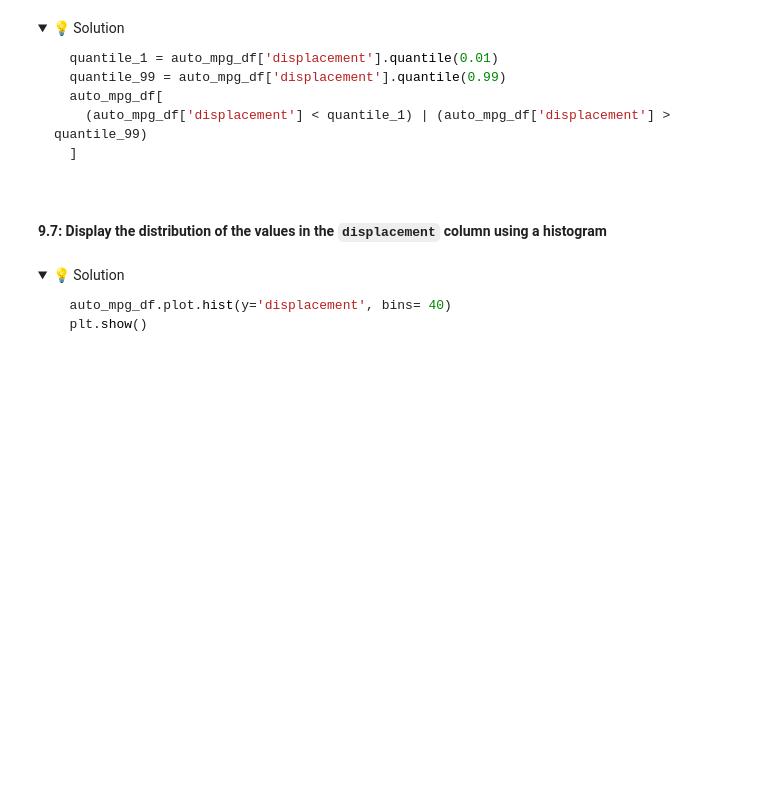
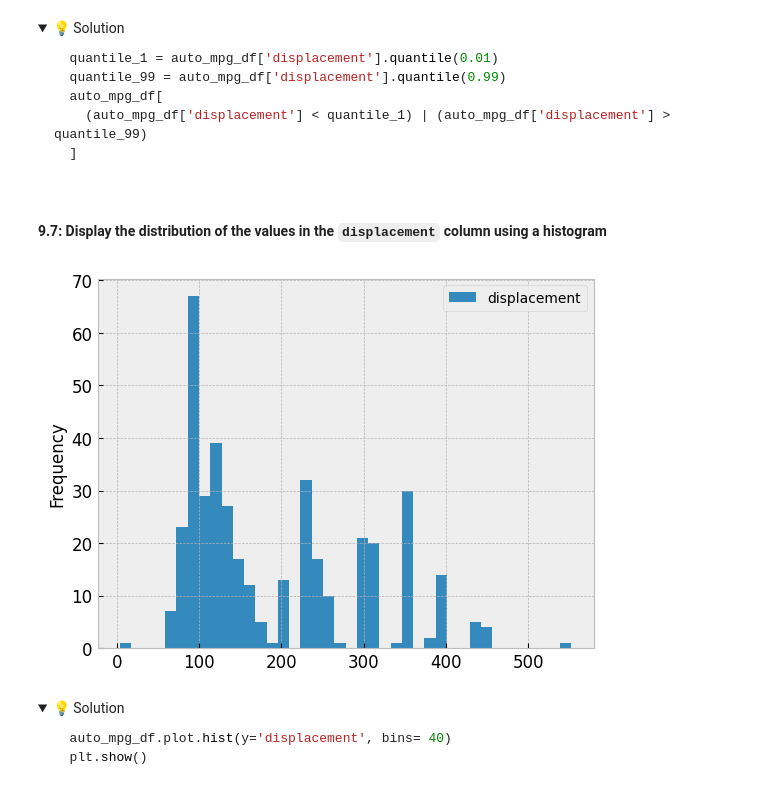
Before and after one commit to IT4063c-Spring23/exploratory-data-analysis-lab-eliasnebiyu, a Jupyter notebook: notebook.ipynb, the cells around one changed output. Cells and saved outputs as stored; diff of their text form; code cells hidden in the pictures; folded sections open; blank space fills up the shorter version.

```diff
--- a/notebook.ipynb
+++ b/notebook.ipynb
@@ -581,6 +775,11 @@ we'll use a 1% threshold for this exercise.
 </details>
 # %% [markdown]
 #### 9.7: Display the distribution of the values in the `displacement` column using a histogram
+# %%
+auto_mpg_df.plot.hist(y='displacement', bins= 40)
+plt.show()
+# %% [output]
+[figure, added]
 # %% [markdown]
 <details>
   <summary>💡 Solution</summary>
```
Also changed, not shown: parts of 35 cells of this notebook.
